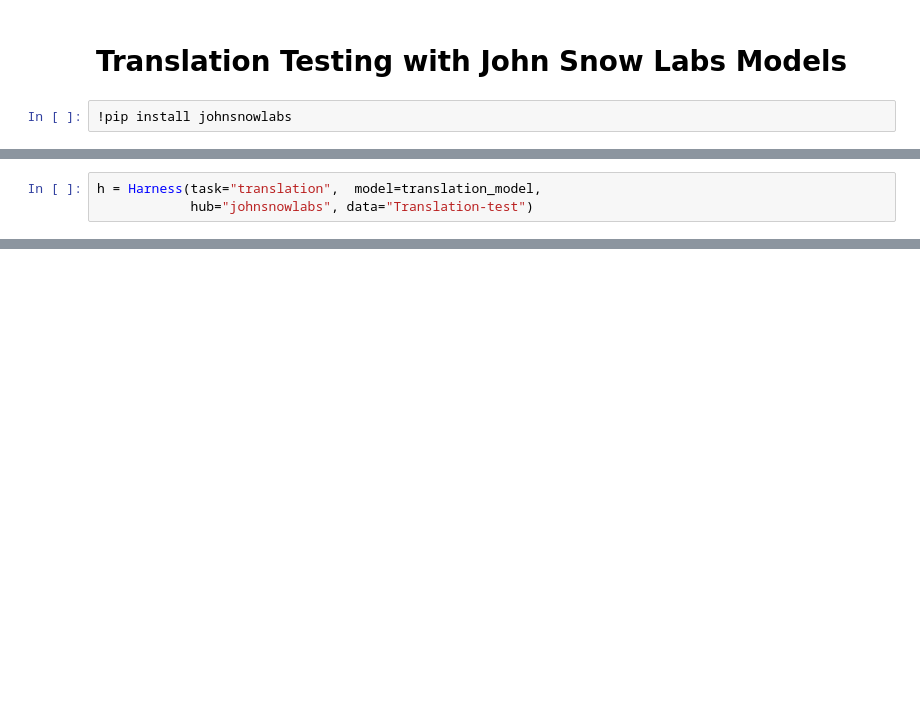
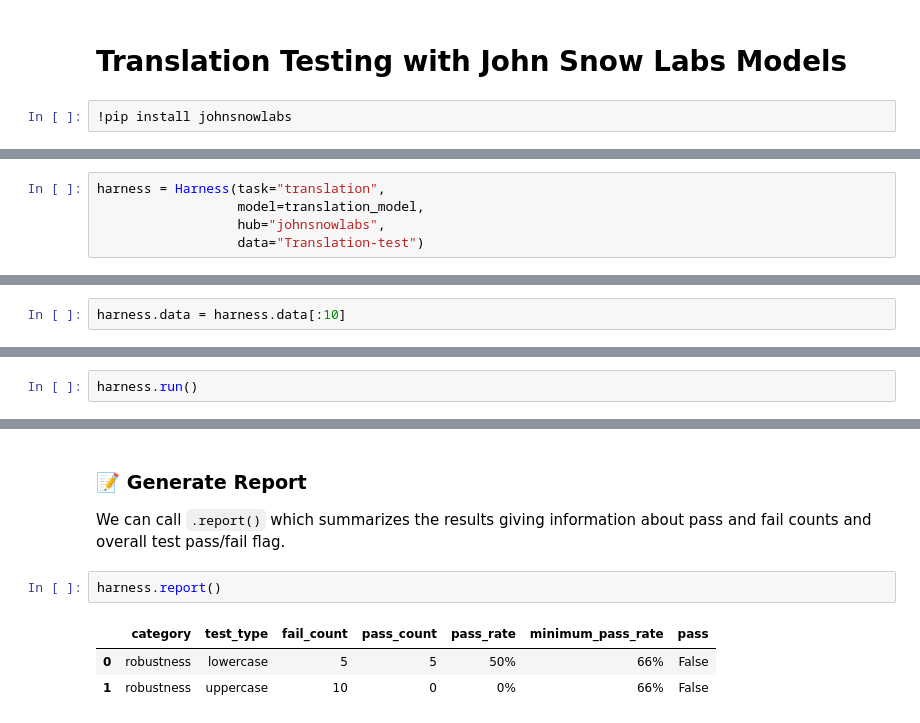
Before and after one commit to JohnSnowLabs/langtest, a Jupyter notebook: demo/tutorials/task-specific-notebooks/Translation_Notebook.ipynb, the cells around one changed output, grey strips where cells are left out. Drawn from its saved outputs; the diff is of its cells as text; blank space fills up the shorter version.

Commit message:
updated translation nb

```diff
--- a/demo/tutorials/task-specific-notebooks/Translation_Notebook.ipynb
+++ b/demo/tutorials/task-specific-notebooks/Translation_Notebook.ipynb
@@ -184,4 +199,6 @@ translation_model = translation_pipeline.fit(
 # %%
-h = Harness(task="translation",  model=translation_model,
-            hub="johnsnowlabs", data="Translation-test")
+harness = Harness(task="translation",
+                  model=translation_model,
+                  hub="johnsnowlabs",
+                  data="Translation-test")
 # %% [output]
@@ -191,0 +221,2 @@ Approx size to download 160.1 MB
+# %%
+harness.data = harness.data[:10]
@@ -207,0 +267,2 @@ harness.generate().run().report()
+# %%
+harness.run()
@@ -209,0 +293,9 @@ harness.generated_results()
+# %% [markdown]
+### 📝 Generate Report
+We can call `.report()` which summarizes the results giving information about pass and fail counts and overall test pass/fail flag.
+# %%
+harness.report()
+# %% [output]
+|  | category | test_type | fail_count | pass_count | pass_rate | minimum_pass_rate | pass |
+| 0 | robustness | lowercase | 5 | 5 | 50% | 66% | False |
+| 1 | robustness | uppercase | 10 | 0 | 0% | 66% | False |
```
Also changed, not shown: parts of 15 cells of this notebook.
